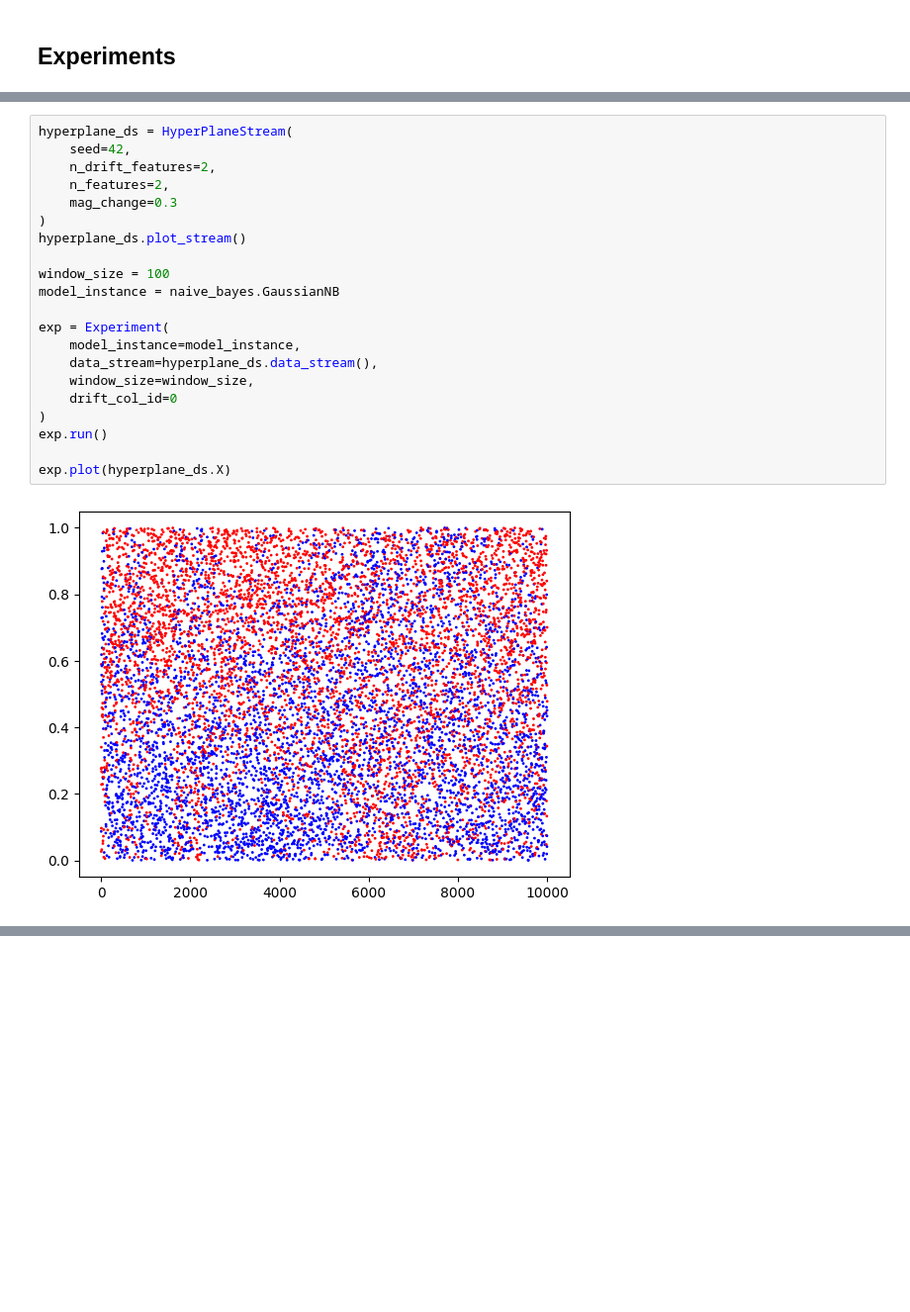
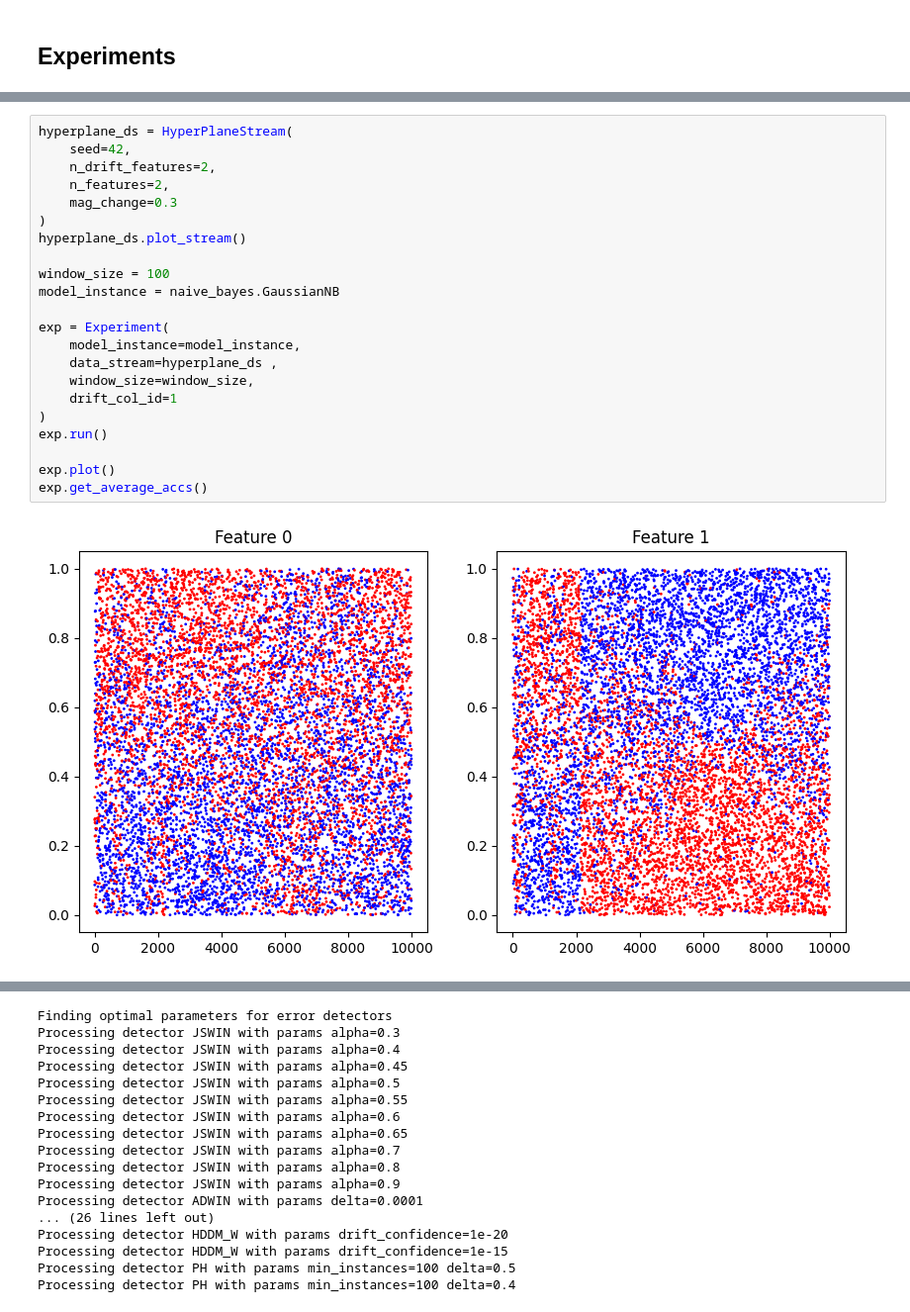
Before and after one commit to izabelatelejko/river, a Jupyter notebook: Experiments/project.ipynb, the cells around one changed output, grey strips where cells are left out. Shown at 99% size. Cells and saved outputs as stored; diff of their text form; blank space fills up the shorter version.

```diff
--- a/Experiments/project.ipynb
+++ b/Experiments/project.ipynb
@@ -88,23 +137,24 @@ exp.plot(label_shift_ds.X)
 # %%
 hyperplane_ds = HyperPlaneStream(
     seed=42,
     n_drift_features=2,
     n_features=2,
     mag_change=0.3
 )
 hyperplane_ds.plot_stream()
 
 window_size = 100
 model_instance = naive_bayes.GaussianNB
 
 exp = Experiment(
     model_instance=model_instance,
-    data_stream=hyperplane_ds.data_stream(),
+    data_stream=hyperplane_ds ,
     window_size=window_size,
-    drift_col_id=0
+    drift_col_id=1
 )
 exp.run()
 
-exp.plot(hyperplane_ds.X)
+exp.plot()
+exp.get_average_accs()
 # %% [output]
-[figure, old version]
+[figure, new version]
@@ -115,0 +161,17 @@ exp.plot(hyperplane_ds.X)
+Finding optimal parameters for error detectors
+Processing detector JSWIN with params alpha=0.3
+Processing detector JSWIN with params alpha=0.4
+Processing detector JSWIN with params alpha=0.45
+Processing detector JSWIN with params alpha=0.5
+Processing detector JSWIN with params alpha=0.55
+Processing detector JSWIN with params alpha=0.6
+Processing detector JSWIN with params alpha=0.65
+Processing detector JSWIN with params alpha=0.7
+Processing detector JSWIN with params alpha=0.8
+Processing detector JSWIN with params alpha=0.9
+Processing detector ADWIN with params delta=0.0001
+... (26 lines left out)
+Processing detector HDDM_W with params drift_confidence=1e-20
+Processing detector HDDM_W with params drift_confidence=1e-15
+Processing detector PH with params min_instances=100 delta=0.5
+Processing detector PH with params min_instances=100 delta=0.4
```
Also changed, not shown: parts of 4 cells of this notebook, 7 other files.
